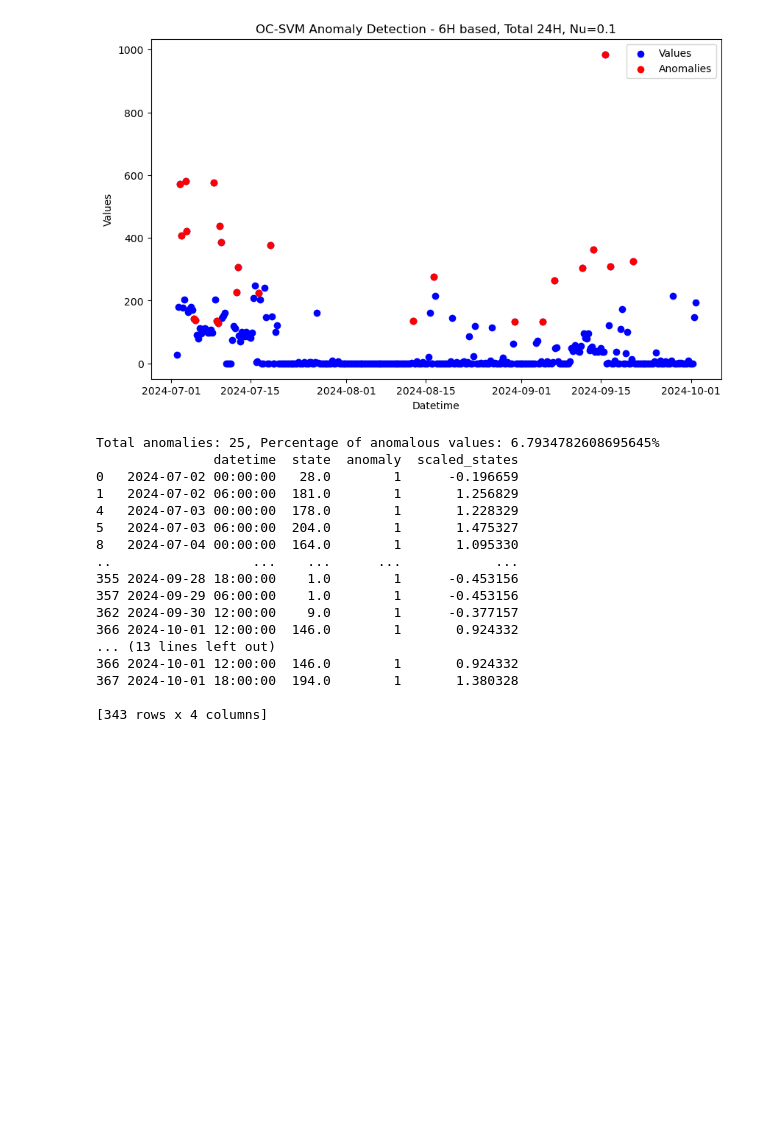
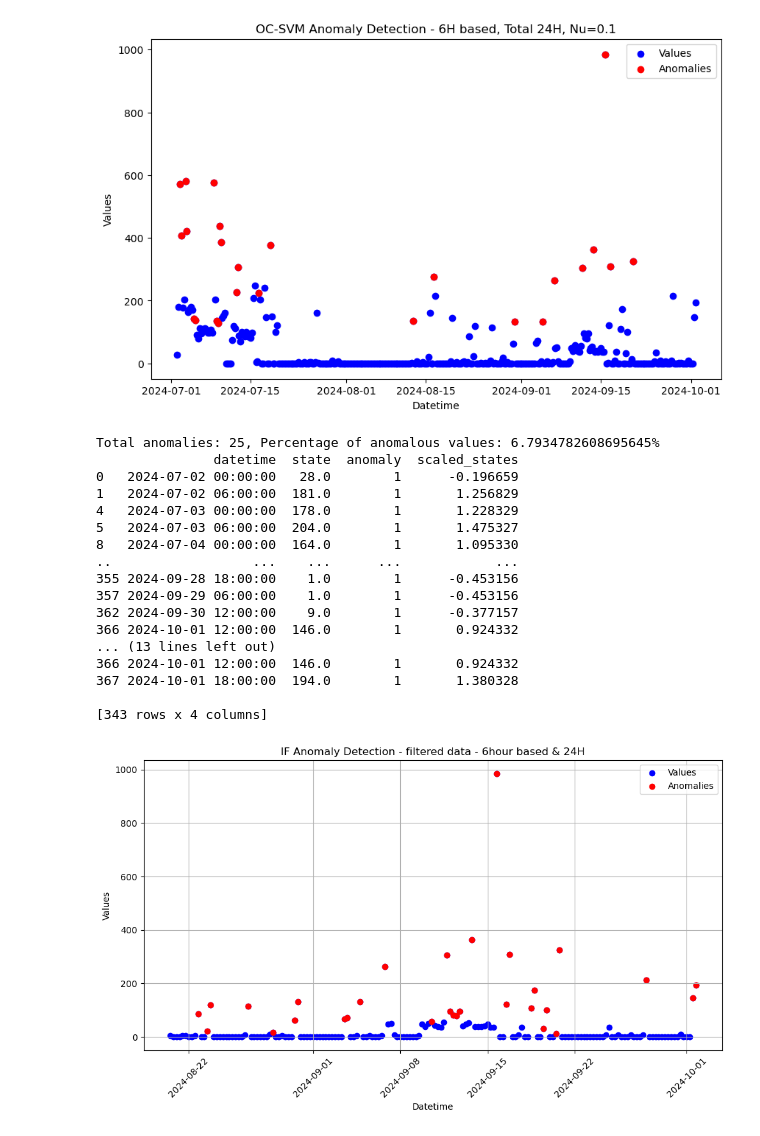
Before and after one commit to AsifTanvir/SEAD-analysis, a Jupyter notebook: Office_data_analysis.ipynb, the cells around one changed output. Cells and saved outputs as stored; diff of their text form; code cells hidden in the pictures; blank space fills up the shorter version.

Commit message:
Added filtering for only august to october data

```diff
--- a/Office_data_analysis.ipynb
+++ b/Office_data_analysis.ipynb
@@ -54,16 +54,30 @@ print(combined_office_data.head)
 # %%
 ## total active sensors and actuators for a time window
 
+#Only consider the data from august 20 to october 10
+start_date = pd.to_datetime('2024-08-20')
+end_date = pd.to_datetime('2024-10-10')
+filtered_office_data = combined_office_data[(combined_office_data['datetime'] >= start_date) & (combined_office_data['datetime'] <= end_date)]
+print(filtered_office_data.head)
+
+
 combined_office_data = combined_office_data.set_index('datetime') #make the date column as index
+
+filtered_office_data = filtered_office_data.set_index('datetime')
+
 
 # combined_office_data_filtered = combined_office_data.between_time('07:00', '19:00')
 # print(combined_office_data.size, combined_office_data_filtered.size)
 office_hourly = combined_office_data.state.resample('6h').sum() #resample on hourly basis and get summary of sensor values on that hour.
-print(office_hourly.head(10))
+# print(office_hourly.head(10))
+
+filtered_office_hourly = filtered_office_data.state.resample('6h').sum()
 
 #only take the resampled data from 7am to 7pm
-# office_hourly = office_hourly.between_time('07:00', '19:00')
+# office_hourly = office_hourly.between_time('06:00', '18:00')
 office_hourly = office_hourly.reset_index()
+
+filtered_office_hourly = filtered_office_hourly.reset_index()
 
 print(office_hourly.head(10))
 # office_hourly.to_csv('test.csv', index=False)
@@ -231,3 +246,57 @@ Total anomalies: 25, Percentage of anomalous values: 6.7934782608695645%
 367 2024-10-01 18:00:00  194.0        1       1.380328
 
 [343 rows x 4 columns]
+# %%
+# Filtered office data from august to october - Isolation forest
+
+from sklearn.ensemble import IsolationForest
+
+# office_hourly['datetime'] = pd.to_datetime(office_hourly['datetime'])
+
+# Prepare data for IsolationForest
+values = filtered_office_hourly[['state']]  # Selecting the 'values' column as input for the model
+
+# Initialize and fit the IsolationForest model
+model = IsolationForest(contamination='auto', random_state=42)
+filtered_office_hourly['anomaly'] = model.fit_predict(values)
+
+# Isolation Forest outputs:
+# -1 for anomalies
+#  1 for normal data points
+
+# Filter the anomalies
+anomalies = filtered_office_hourly[filtered_office_hourly['anomaly'] == -1]
+non_anomalies = filtered_office_hourly[filtered_office_hourly['anomaly'] == 1]
+# print(df)
+
+# Plot the results
+plt.figure(figsize=(10, 6))
+plt.scatter(filtered_office_hourly['datetime'], filtered_office_hourly['state'], label='Values', color='blue', marker='o')
+plt.scatter(anomalies['datetime'], anomalies['state'], color='red', label='Anomalies', marker='o')
+plt.title('IF Anomaly Detection - filtered data - 6hour based & 24H')
+plt.xlabel('Datetime')
+plt.ylabel('Values')
+plt.legend()
+plt.xticks(rotation=45)
+plt.grid(True)
+plt.tight_layout()
+# plt.savefig('./Plots/Office_plots/IF_6H.png')
+plt.show()
+
+
+count_anomaly_h = (filtered_office_hourly['anomaly'] == -1).sum()
+
+# Calculate the percentage of values equal to -1
+percentage_h = (count_anomaly_h / len(filtered_office_hourly)) * 100
+print(f"Total anomalies: {count_anomaly_h}, Percentage of anomalous values: {percentage_h}%")
+
+#only print the non anomalous values which are not zero
+df_filtered = non_anomalies[non_anomalies['state'] != 0]
+print(df_filtered)
+
+print( non_anomalies)
+
+# non_anomalies.to_csv('./Output_CSV/regular_office.csv', index=False)
+# anomalies.to_csv('./Output_CSV/anomaly_office.csv', index=False)
+# %% [output]
+[figure, added]
```
Also changed, not shown: parts of 4 cells of this notebook, 2 other files.
